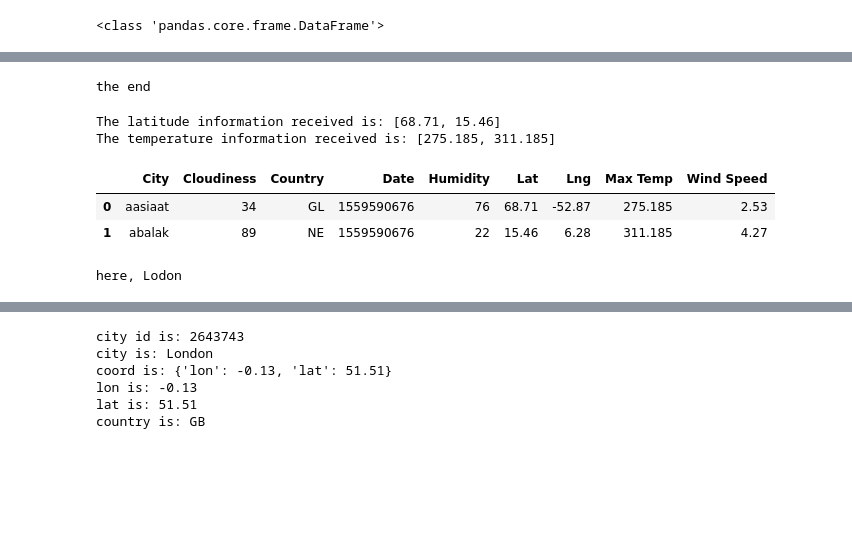
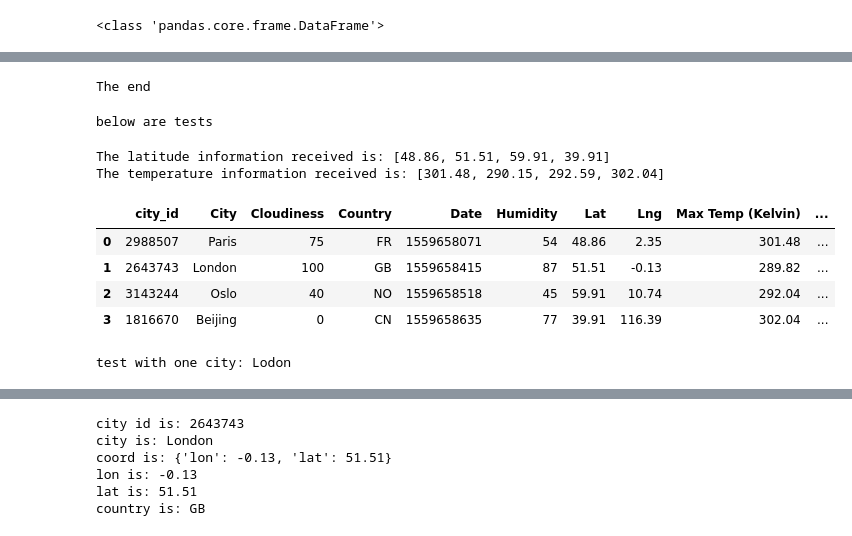
Before and after one commit to lisatian8/python-apis-challenge, a Jupyter notebook: starter_code/WeatherPy.ipynb, the cells around one changed output, grey strips where cells are left out. Cells and saved outputs as stored; diff of their text form; code cells hidden in the pictures; blank space fills up the shorter version.

```diff
--- a/starter_code/WeatherPy.ipynb
+++ b/starter_code/WeatherPy.ipynb
@@ -78,7 +78,8 @@ date = []
 humidity =[]
 lat = []
 lon = []
-tempMax = []
+tempMax_k = []
+tempMax_f = []
 windSpeed = []
 cityList=[]
 
@@ -96,12 +97,13 @@ for city in cities:
            humidity.append(response['main']['humidity'])
            lat.append(response['coord']['lat'])
            lon.append(response['coord']['lon'])
-           tempMax.append(response['main']['temp_max'])
+           tempMax_k.append(response['main']['temp_max'])
+           tempMax_f.append((response['main']['temp_max'] - 273.15)*9/5+32)
            windSpeed.append(response['wind']['speed'])
         except:
             print(f'not existing: {city}')
-            time.sleep(2)
-        time.sleep(2)
+            time.sleep(0.2)
+        time.sleep(0.2)
 #print(f"The latitude information received is: {lat}")
 #print(f"The temperature information received is: {tempMax}")
 
@@ -117,7 +119,8 @@ weather_dict = {
     "Humidity": humidity,
     "Lat": lat,
     "Lng": lon,
-    "Max Temp": tempMax,
+    "Max Temp (Kelvin)": tempMax_k,
+    "Max Temp (F)": tempMax_f,
     "Wind Speed": windSpeed
 }
 weather_data = pd.DataFrame(weather_dict)
@@ -277,71 +273,82 @@ plt.show()
 # %%
 weather_data.to_csv(output_data_file, sep=',', index=False)
 # %%
-print("the end")
+print("The end")
 # %% [output]
-the end
+The end
+# %%
+print("below are tests")
+# %% [output]
+below are tests
 # %%
 ###
 url = "http://api.openweathermap.org/data/2.5/weather?"
 #query_url = url + "appid=" + api_key + "&q=" + city
 query_url = url + "appid=" + api_key + "&q="
-#cities = ["Paris", "London", "Oslo", "Beijing"]
+cities = ["Paris", "London", "Oslo", "Beijing"]
 
 # set up lists to hold reponse info
 id = []
+cityList = []
 cloud = []
 country = []
 date = []
 humidity =[]
 lat = []
 lon = []
-tempMax = []
+tempMax_k = []
+tempMax_f = []
 windSpeed = []
 
 # Loop through the list of cities and perform a request for data on each
 for city in cities:
      response = requests.get(query_url + city).json()
      id.append(response['id'])
+     cityList.append(response['name'])
      cloud.append(response['clouds']['all'])
      country.append(response['sys']['country'])
      date.append(response['dt'])
      humidity.append(response['main']['humidity'])
      lat.append(response['coord']['lat'])
      lon.append(response['coord']['lon'])
-     tempMax.append(response['main']['temp_max'])
+     tempMax_k.append(response['main']['temp_max'])
+     tempMax_f.append((response['main']['temp_max'] - 273.15)*9/5+32)
      windSpeed.append(response['wind']['speed'])
 
 
 print(f"The latitude information received is: {lat}")
 print(f"The temperature information received is: {tempMax}")
 
 
 ###
 # create a data frame from cities, lat, and temp
 weather_dict = {
-   # "city_id": id,
-    "City": cities,
+    "city_id": id,
+    "City": cityList,
     "Cloudiness": cloud,
     "Country": country,
     "Date": date,
     "Humidity": humidity,
     "Lat": lat,
     "Lng": lon,
-    "Max Temp": tempMax,
+    "Max Temp (Kelvin)": tempMax_k,
+    "Max Temp (F)": tempMax_f,
     "Wind Speed": windSpeed
 }
 weather_data = pd.DataFrame(weather_dict)
 weather_data.head()
 # %% [output]
-The latitude information received is: [68.71, 15.46]
-The temperature information received is: [275.185, 311.185]
+The latitude information received is: [48.86, 51.51, 59.91, 39.91]
+The temperature information received is: [301.48, 290.15, 292.59, 302.04]
-|  | City | Cloudiness | Country | Date | Humidity | Lat | Lng | Max Temp | Wind Speed |
-| 0 | aasiaat | 34 | GL | 1559590676 | 76 | 68.71 | -52.87 | 275.185 | 2.53 |
-| 1 | abalak | 89 | NE | 1559590676 | 22 | 15.46 | 6.28 | 311.185 | 4.27 |
+|  | city_id | City | Cloudiness | Country | Date | Humidity | Lat | Lng | Max Temp (Kelvin) | ... |
+| 0 | 2988507 | Paris | 75 | FR | 1559658071 | 54 | 48.86 | 2.35 | 301.48 | ... |
+| 1 | 2643743 | London | 100 | GB | 1559658415 | 87 | 51.51 | -0.13 | 289.82 | ... |
+| 2 | 3143244 | Oslo | 40 | NO | 1559658518 | 45 | 59.91 | 10.74 | 292.04 | ... |
+| 3 | 1816670 | Beijing | 0 | CN | 1559658635 | 77 | 39.91 | 116.39 | 302.04 | ... |
-# %%
-print("here, Lodon")
-# %% [output]
-here, Lodon
+# %%
+print("test with one city: Lodon")
+# %% [output]
+test with one city: Lodon
 # %%
 url = "http://api.openweathermap.org/data/2.5/weather?"
 city = "London"
```
Also changed, not shown: parts of 24 cells of this notebook.
